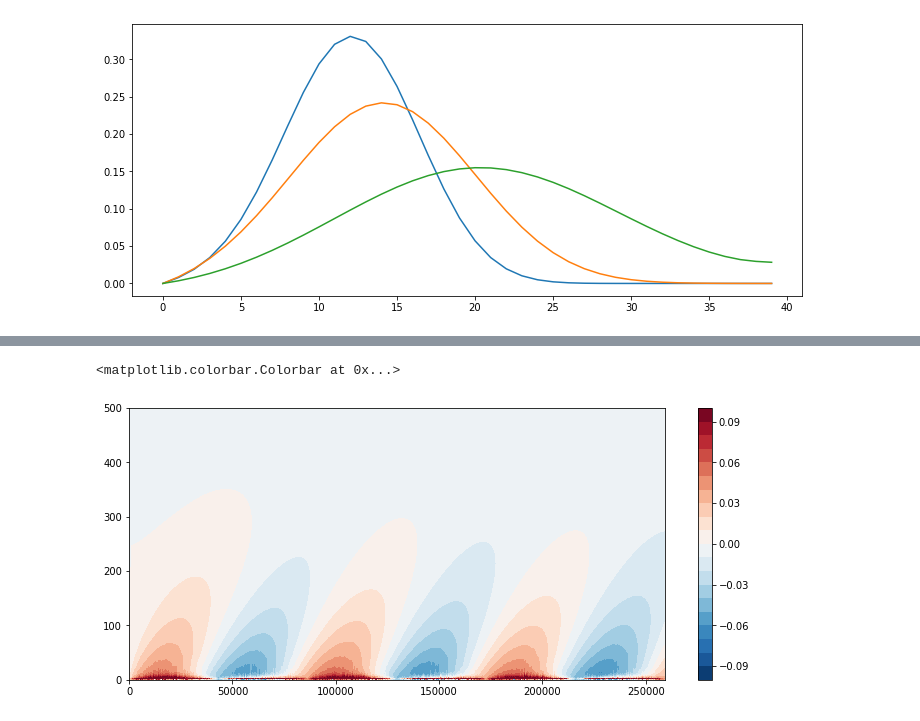
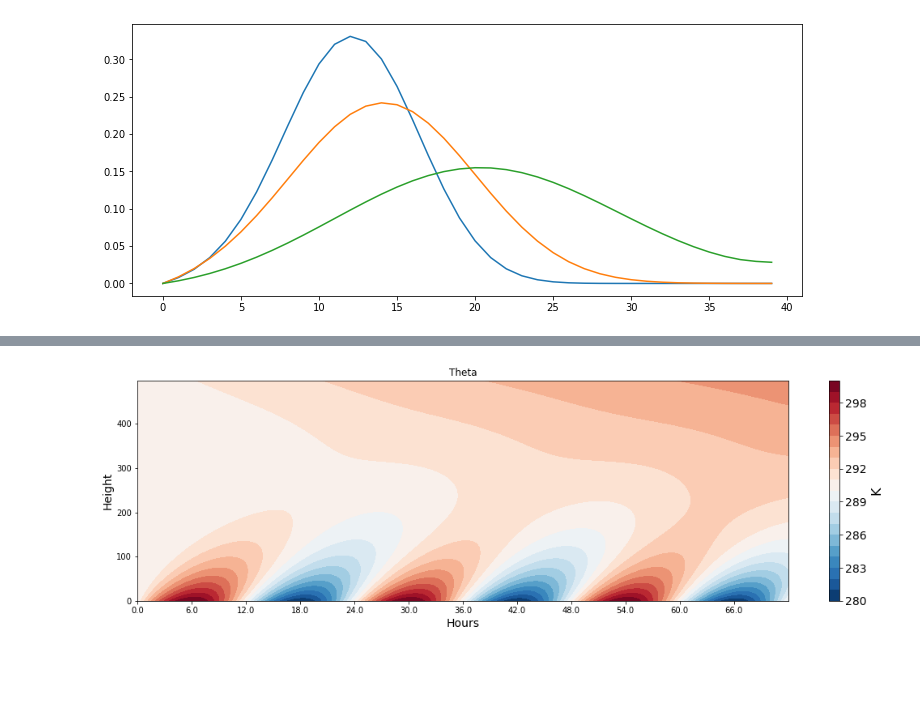
Before and after one commit to sauterto/climate_modelling, a Jupyter notebook: _sources/docs/solution_nb_advection.ipynb, the cells around one changed output, grey strips where cells are left out. Drawn from its saved outputs; the diff is of its cells as text; code cells hidden in the pictures; blank space fills up the shorter version.

```diff
--- a/_sources/docs/solution_nb_advection.ipynb
+++ b/_sources/docs/solution_nb_advection.ipynb
@@ -178,6 +195,4 @@ plt.show()
 # %%
-import random
-
 def boundary_layer(w, K, integration, dt, Nz, H):
     """ Simple advection-diffusion equation.
 
@@ -220,16 +235,18 @@ def boundary_layer(w, K, integration, dt, Nz, H):
         theta[Nz-1] = theta[Nz-2] + 0.01 * dz
 
         # Set BC surface
-        theta[0] = 290 + random.normalvariate(10,2) * np.sin((2*math.pi*t)/86400)
+        theta[0] = 290 + 10.0 * np.sin((2*math.pi*t)/86400)
 
         # Update flux
         theta[k] = (1-2*d)*theta[k] + (d-(c/2))*theta[kr] + (d+(c/2))*theta[kl]
         theta_all[:,idx] = theta[:]
 
+        # Calculate and store the covariance
         cov[k] = -K*((theta[kr]-theta[kl])/(2*dz))
         cov[0] = cov[1]
         cov_all[:,idx] = cov[:]
 
+        # Increase time step
         t = t + dt
 
-    return(theta_all, cov_all, dz, u, K, c, d)
+    return(theta_all, cov_all, np.arange(0, integration, dt), np.arange(0, Nz*dz, dz), u, K, c, d)
@@ -259,8 +253,35 @@ plt.colorbar()
-# %%
-# Plot results on the mesh
-plt.figure(figsize=(12,5))
-plt.contourf(X,Y,cov[:],10,origin='lower',levels=np.linspace(-0.1, 0.1, 21),cmap='RdBu_r')
-plt.colorbar()
-# %% [output]
-<matplotlib.colorbar.Colorbar at 0x...>
-[figure, removed]
+# %%
+def make_plot(data, x, z, levels, title, unit, xlab, zlab, cmap='RdBu_r'):
+    """ Useful function for plotting 2D-fields as contour plot"""
+
+    # Create figure
+    fig, ax = plt.subplots(1,1,figsize=(18,5));
+    cn0 = ax.contourf(x,z,data,10,origin='lower',levels=levels,cmap=cmap);
+
+    # Add the colorbar and set ticks and labels
+    cbar= fig.colorbar(cn0, ax=ax, orientation='vertical')
+    cbar.set_label(label=unit, size=16)
+    cbar.ax.tick_params(labelsize=14)
+
+    # Add labels and modify ticks
+    ax.set_xlabel(xlab, fontsize=14)
+    ax.set_ylabel(zlab, fontsize=14)
+    ax.set_title(title)
+
+    return ax
+# %%
+Nz = 200
+H = 500
+integration = 86400*3
+dt = 1
+
+phi1, cov, x, z, u, K, c, d = boundary_layer(w=-0.001, K=0.25, integration=integration, dt=dt, Nz=Nz, H=H)
+
+# Create 2D mesh grid
+ax = make_plot(phi1, x=x, z=z, levels=21, title='Theta', unit='K', xlab='Hours', zlab='Height', cmap='RdBu_r')
+
+# Correct the ticks
+ax.set_xticks(x[x%(3600*6)==0]);
+ax.set_xticklabels(list(map(str,(x[x%(3600*6)==0]/3600))), size=10, weight='normal');
+# %% [output]
+[figure, added]
```
Also changed, not shown: parts of 18 cells of this notebook, 39 other files.
